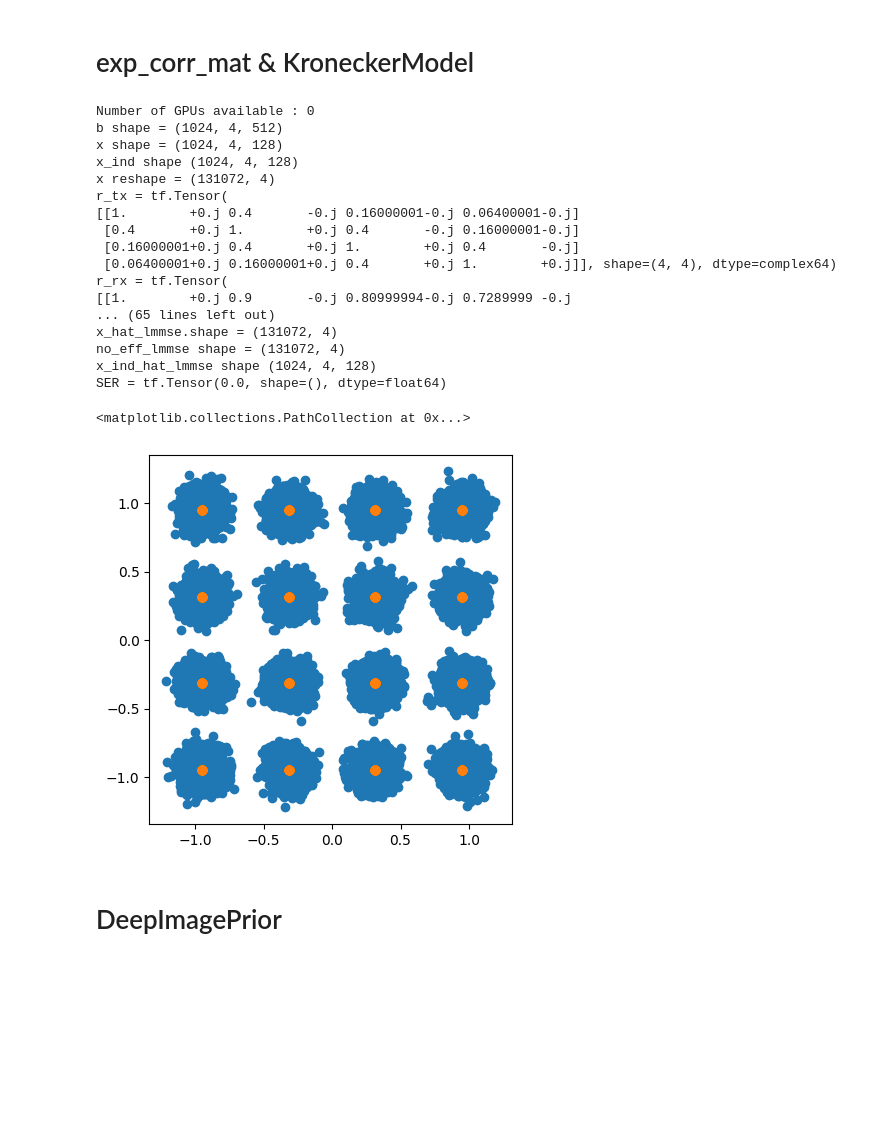
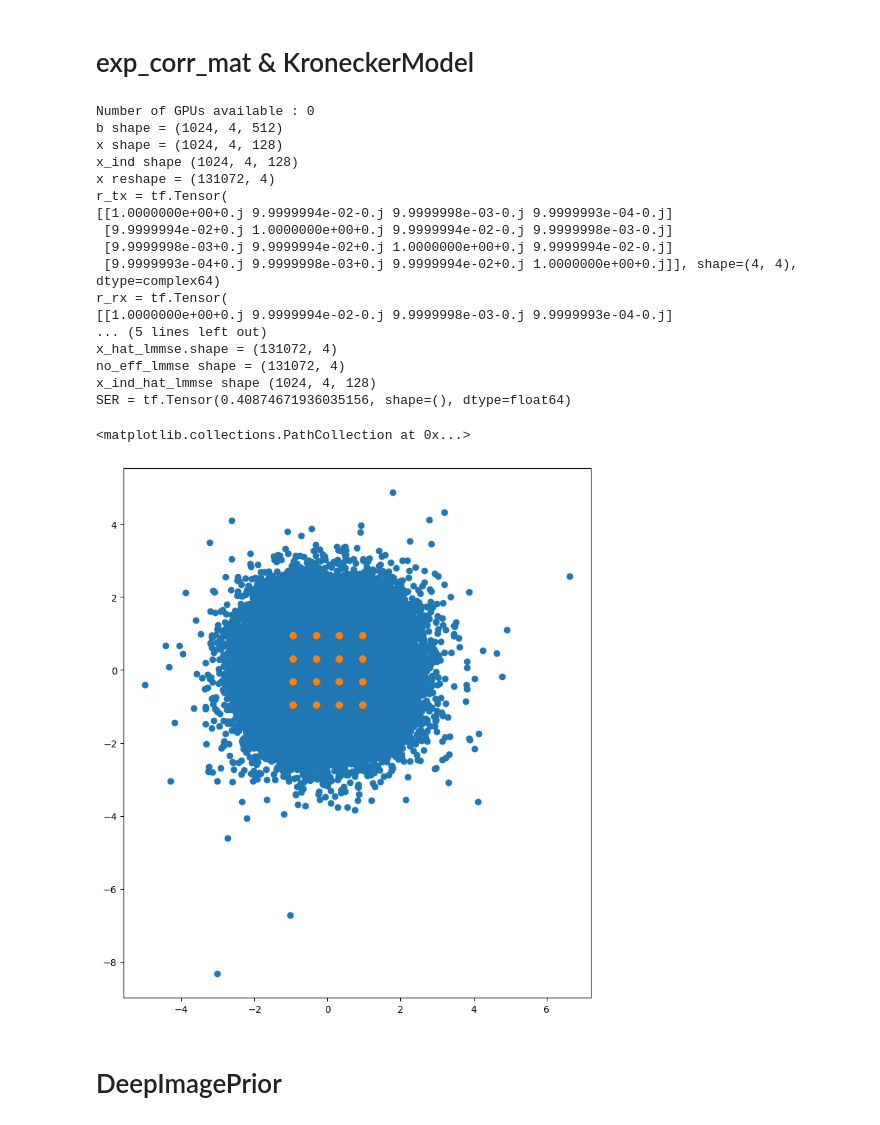
Before and after one commit to leeofaith/sionna, a Jupyter notebook: Jupyter Notebooks/Test.ipynb, the cells around one changed output. Saved outputs shown, nothing was run; the diff lists cells and outputs as text; code cells hidden in the pictures; blank space fills up the shorter version.

```diff
--- a/Jupyter Notebooks/Test.ipynb
+++ b/Jupyter Notebooks/Test.ipynb
@@ -1459,7 +1459,7 @@ class KroneckerModel(SpatialCorrelation):
 k = 512 # Block Length
 no = 0.2 # Noise variance of the channel
 NUM_TX_ANT = 4 # Transmit Antennas
-NUM_RX_ANT = 16 # Receive Antennas
+NUM_RX_ANT = 4 # Receive Antennas
 NUM_BITS_PER_SYMBOL = 4 # 16 QAM
 BATCH_SIZE = 1024 # Parallelly Processed Batches
 EBN0_DB_MIN = -30.0 # Minimum Eb/N0 [dB]
@@ -1506,8 +1506,8 @@ print('x reshape =',x_reshape.shape)
 
 # Adding Spatial Correlation
 # Create transmit and receive correlation matrices
-r_tx = exp_corr_mat(0.4, NUM_TX_ANT)
-r_rx = exp_corr_mat(0.9, NUM_RX_ANT)
+r_tx = exp_corr_mat(0.1, NUM_TX_ANT)
+r_rx = exp_corr_mat(0.1, NUM_RX_ANT)
 print('r_tx =',r_tx)
 print('r_rx =',r_rx)
 
@@ -1536,41 +1536,41 @@ print('no_eff_lmmse shape =',no_eff_lmmse.shape)
 # Confirm the correctness of estimate x by comparing
 # the average estimated effective noise variance between
 # the transmitted and equalized symbols.
 noise_var_eff_lmmse = np.var(x_reshape-x_hat_lmmse)
 noise_var_est_lmmse = np.mean(no_eff_lmmse)
 # print('noise_var_eff_lmmse =',noise_var_eff_lmmse)
 # print('noise_var_est_lmmse =',noise_var_est_lmmse)
 
 x_hat_lmmse = tf.reshape(x_hat_lmmse, shape)
 
 x_ind_hat_lmmse = symbol_demapper([x_hat_lmmse, no])
 print('x_ind_hat_lmmse shape',x_ind_hat_lmmse.shape)
 
 print('SER =',compute_ser(x_ind, x_ind_hat_lmmse))
 
 plt.axes().set_aspect(1.0)
 plt.scatter(np.real(x_hat_lmmse), np.imag(x_hat_lmmse))
 plt.scatter(np.real(x), np.imag(x))
 # %% [output]
 Number of GPUs available : 0
 b shape = (1024, 4, 512)
 x shape = (1024, 4, 128)
 x_ind shape (1024, 4, 128)
 x reshape = (131072, 4)
 r_tx = tf.Tensor(
-[[1.        +0.j 0.4       -0.j 0.16000001-0.j 0.06400001-0.j]
- [0.4       +0.j 1.        +0.j 0.4       -0.j 0.16000001-0.j]
- [0.16000001+0.j 0.4       +0.j 1.        +0.j 0.4       -0.j]
- [0.06400001+0.j 0.16000001+0.j 0.4       +0.j 1.        +0.j]], shape=(4, 4), dtype=complex64)
+[[1.0000000e+00+0.j 9.9999994e-02-0.j 9.9999998e-03-0.j 9.9999993e-04-0.j]
+ [9.9999994e-02+0.j 1.0000000e+00+0.j 9.9999994e-02-0.j 9.9999998e-03-0.j]
+ [9.9999998e-03+0.j 9.9999994e-02+0.j 1.0000000e+00+0.j 9.9999994e-02-0.j]
+ [9.9999993e-04+0.j 9.9999998e-03+0.j 9.9999994e-02+0.j 1.0000000e+00+0.j]], shape=(4, 4), dtype=complex64)
 r_rx = tf.Tensor(
-[[1.        +0.j 0.9       -0.j 0.80999994-0.j 0.7289999 -0.j
-... (65 lines left out)
+[[1.0000000e+00+0.j 9.9999994e-02-0.j 9.9999998e-03-0.j 9.9999993e-04-0.j]
+... (5 lines left out)
 x_hat_lmmse.shape = (131072, 4)
 no_eff_lmmse shape = (131072, 4)
 x_ind_hat_lmmse shape (1024, 4, 128)
-SER = tf.Tensor(0.0, shape=(), dtype=float64)
+SER = tf.Tensor(0.40874671936035156, shape=(), dtype=float64)
 <matplotlib.collections.PathCollection at 0x...>
-[figure, old version]
+[figure, new version]
 # %% [markdown]
 # DeepImagePrior
 # %%
```
Also changed, not shown: parts of 1 cell of this notebook, 3 other files.
